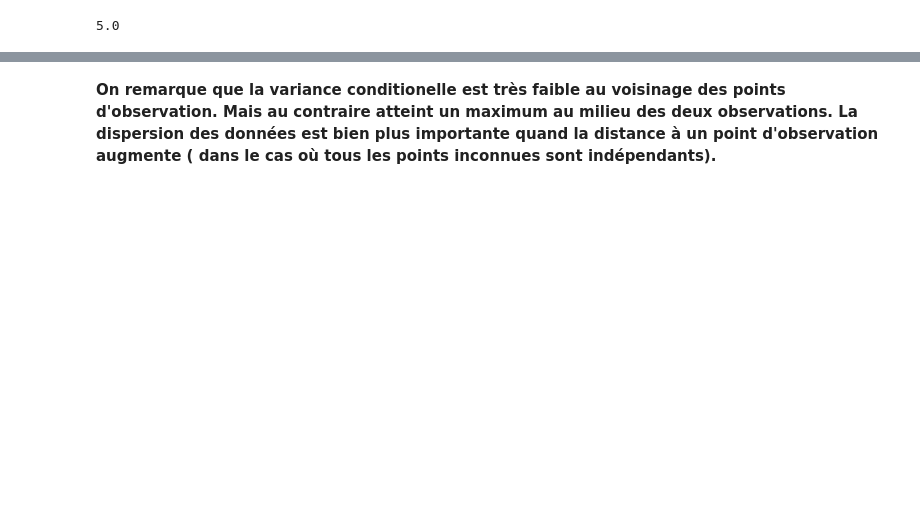
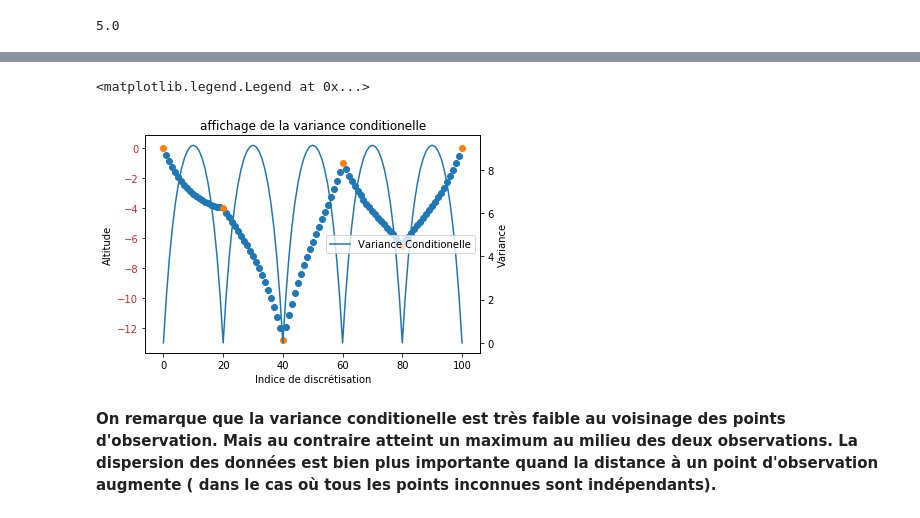
Before and after one commit to Gasp141/ProjetMaths3, a Jupyter notebook: ProjMaths3_bis.ipynb, the cells around one changed output, grey strips where cells are left out. Saved outputs shown, nothing was run; the diff lists cells and outputs as text; code cells hidden in the pictures; blank space fills up the shorter version.

```diff
--- a/ProjMaths3_bis.ipynb
+++ b/ProjMaths3_bis.ipynb
@@ -132,3 +121,0 @@ mu_vect = [mu for i in range(N)]
-# %%
-def C(h, a, sig_2):
-    return (np.exp(-abs(h)/a)*sig_2)
@@ -280,25 +121,0 @@ import matplotlib.pyplot as plt
-# %%
-#Discrétisation
-A=0
-B=500
-N=101
-
-#Nombre de points de discrétisation
-Delta = (B-A)/(N-1)
-print(Delta)
-discretization_indexes = np.arange(N)
-discretization = discretization_indexes*Delta
-
-#Paramètres du modèle
-mu=-5
-a = 50
-sigma2 = 12
-
-#Données
-observation_indexes = [0,20,40,60,80,100]
-depth = np.array([0,-4,-12.8,-1,-6.5,0])
-#Indices des composantes correspondant aux observations et aux componsantes non observées
-unknown_indexes=list(set(discretization_indexes)-set(observation_indexes))
-
-
-discretization
@@ -364,14 +160,16 @@ covar_obs_unk= covar[rows[:, np.newaxis], columns]
 # Fonction Utile
 def builder(depth,observation_indexes, Z , N):
     prof = []
-    depth_ =list(depth)
-    Z_ = list(Z)
+    depth = depth
+    Z = Z
+
     for i in range (N):
-
         if i in observation_indexes :
-            prof.append(depth_.pop(0))
+            last, depth = depth[-1], depth[:-1]
+            prof.append(last)
         else :
-            prof.append(Z_.pop(0))
+            last, Z = Z[-1], Z[:-1]
+            prof.append(last)
     return prof
 # %%
 # 5. Calcul de l'espérance conditionelle et représentation
@@ -385,17 +186,23 @@ plt.legend()
 # %%
 # 6. Calcul matrice de covariance conditionnelle / Affichage variance Conditionnelle
-cov_cond = covar_unk_unk - covar_obs_unk.transpose()@np.linalg.inv(covar_obs_obs) @ covar_obs_unk
+cov_cond = -(covar_unk_unk - covar_obs_unk.transpose()@np.linalg.inv(covar_obs_obs) @ covar_obs_unk)
 var_cond=np.array([ cov_cond[i,i] for i in range (len(cov_cond))])
+
+
+
 plt.scatter(unknown_indexes,esp_cond)
 plt.scatter(observation_indexes,depth)
 plt.tick_params(axis='y', labelcolor='tab:red')
 plt.ylabel('Altitude')
 plt.xlabel('Indice de discrétisation')
 plt.twinx()
 plt.plot(builder([0,0,0,0,0,0],observation_indexes,var_cond,N),label = 'Variance Conditionelle')
 plt.ylabel("Variance")
 plt.title('affichage de la variance conditionelle')
 plt.legend()
+# %% [output]
+<matplotlib.legend.Legend at 0x...>
+[figure, added]
 # %% [markdown]
 **On remarque que la variance conditionelle est très faible au voisinage des points d'observation. Mais au contraire atteint un maximum au milieu des deux observations. La dispersion des données est bien plus importante quand la distance à un point d'observation augmente ( dans le cas où tous les points inconnues sont indépendants).**
 # %%
```
Also changed, not shown: parts of 36 cells of this notebook.
